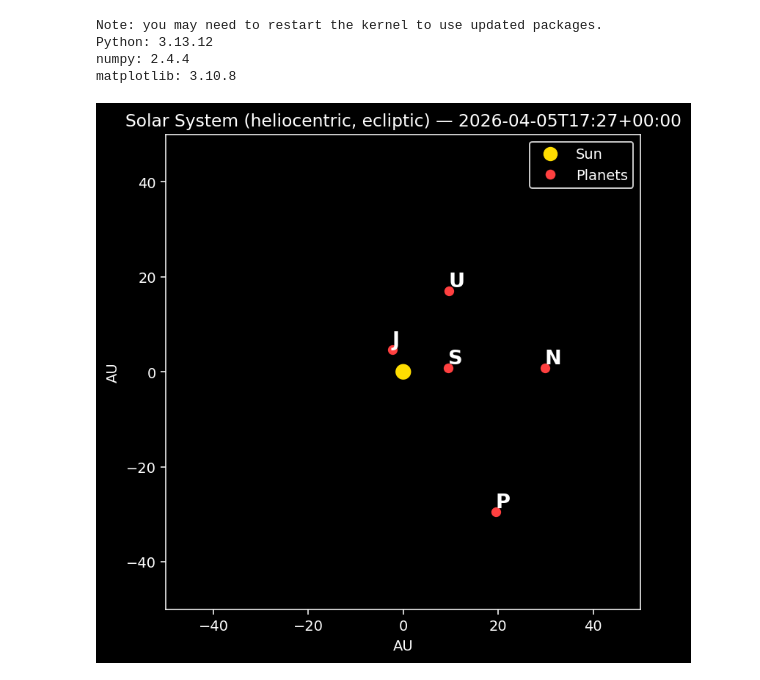
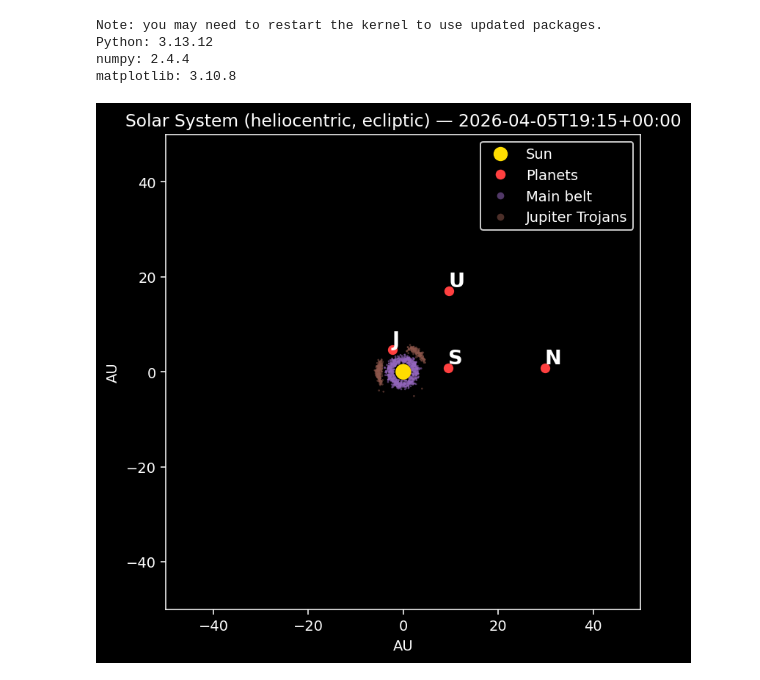
Before and after one commit to joaoferreira-dev/Astro-Ephemeris-Model, a Jupyter notebook: solar_system_viewer.ipynb, the cells around one changed output. Saved outputs shown, nothing was run; the diff lists cells and outputs as text; code cells hidden in the pictures.

Commit message:
Feat: Adding Dwarf Planets and Minor Bodies

```diff
--- a/solar_system_viewer.ipynb
+++ b/solar_system_viewer.ipynb
@@ -253,33 +573,100 @@ def plot_solar(
 # %%
 # === Run ===
 
 dt_utc = parse_target_datetime(TARGET_DATE, TARGET_TIME)
 
 invalid = [p for p in PLANETS_TO_SHOW if p not in BODIES]
 if invalid:
     raise ValueError(
         "Invalid planet names in PLANETS_TO_SHOW: "
         + ", ".join(invalid)
         + "\nAllowed: "
         + ", ".join(ALLOWED_PLANETS)
     )
 
 # Skyfield: convert UTC datetime to a Skyfield Time
-
 t = ts.utc(
     dt_utc.year,
     dt_utc.month,
     dt_utc.day,
     dt_utc.hour,
     dt_utc.minute,
     dt_utc.second,
-)
+ )
 
-labels = make_labels(PLANETS_TO_SHOW)
+# Major planets
 positions = get_positions_au(t, PLANETS_TO_SHOW)
 
+# Optional circular orbits (major planets)
 orbits_au = get_dynamic_circular_orbits_au(positions) if SHOW_CIRCULAR_ORBITS else None
 
-plot_solar(dt_utc, positions, labels, LIM_AU, circular_orbits_au=orbits_au)
+# Minor bodies (optional)
+minor_enabled = bool(DWARF_PLANETS_TO_SHOW) or SHOW_MAIN_BELT or SHOW_JUPITER_TROJANS or SHOW_TNO
+minor_df = None
+dwarf_positions = None
+minor_clouds = None
+
+if minor_enabled:
+    excerpt_path = MINOR_BODIES_CACHE_PATH
+    if not excerpt_path.is_absolute():
+        excerpt_path = Path.cwd() / excerpt_path
+
+    required_minor = [n for n in DWARF_PLANETS_TO_SHOW if n != "Pluto"]
+    minor_df = load_minor_planets_excerpt(
+        excerpt_path,
+        n_sample=MINOR_BODIES_TOTAL_SAMPLE,
+        seed=MINOR_BODIES_SEED,
+        reload=MPCORB_RELOAD,
+        required_names=required_minor or None,
+    )
+
+    # Dwarfs (named; selected individually)
+    if DWARF_PLANETS_TO_SHOW:
+        dwarf_positions = {}
+        if "Pluto" in DWARF_PLANETS_TO_SHOW:
+            x, y, _z = (PLUTO_BODY - sun).at(t).ecliptic_position().au
+            dwarf_positions["Pluto"] = (float(x), float(y))
+
+        other_dwarfs = [n for n in DWARF_PLANETS_TO_SHOW if n != "Pluto"]
+        if other_dwarfs:
+            dwarf_bodies = build_dwarf_bodies(minor_df, other_dwarfs)
+            for name, obj in dwarf_bodies.items():
+                x, y, _z = (obj - sun).at(t).ecliptic_position().au
+                dwarf_positions[name] = (float(x), float(y))
+
+    # Clouds (many dots; no labels)
+    clouds: dict[str, np.ndarray] = {}
+    if SHOW_MAIN_BELT:
+        df_mb = sample_minor_group(
+            minor_df, a_min=2.0, a_max=3.5, n_max=MAIN_BELT_MAX, seed=MINOR_BODIES_SEED + 1
+        )
+        clouds["Main belt"] = positions_for_minor_df(t, df_mb)
+    if SHOW_JUPITER_TROJANS:
+        df_tr = sample_minor_group(
+            minor_df, a_min=4.8, a_max=5.4, n_max=TROJANS_MAX, seed=MINOR_BODIES_SEED + 2
+        )
+        clouds["Jupiter Trojans"] = positions_for_minor_df(t, df_tr)
+    if SHOW_TNO:
+        df_tno = sample_minor_group(
+            minor_df, a_min=30.0, a_max=None, n_max=TNO_MAX, seed=MINOR_BODIES_SEED + 3
+        )
+        clouds["Trans-Neptunian"] = positions_for_minor_df(t, df_tno)
+    minor_clouds = clouds if clouds else None
+
+# Labels only for major planets + (optional) dwarfs
+label_names = list(PLANETS_TO_SHOW) + (list(dwarf_positions.keys()) if dwarf_positions else [])
+labels = make_labels(label_names)
+
+plot_solar(
+    dt_utc,
+    positions,
+    labels,
+    LIM_AU,
+    circular_orbits_au=orbits_au,
+    dwarf_positions=dwarf_positions,
+    minor_clouds=minor_clouds,
+    minor_alpha=MINOR_BODIES_ALPHA,
+    minor_size=MINOR_BODIES_SIZE,
+ )
 # %% [output]
-[figure, old version]
+[figure, new version]
```
Also changed, not shown: parts of 3 cells of this notebook, 3 other files.
